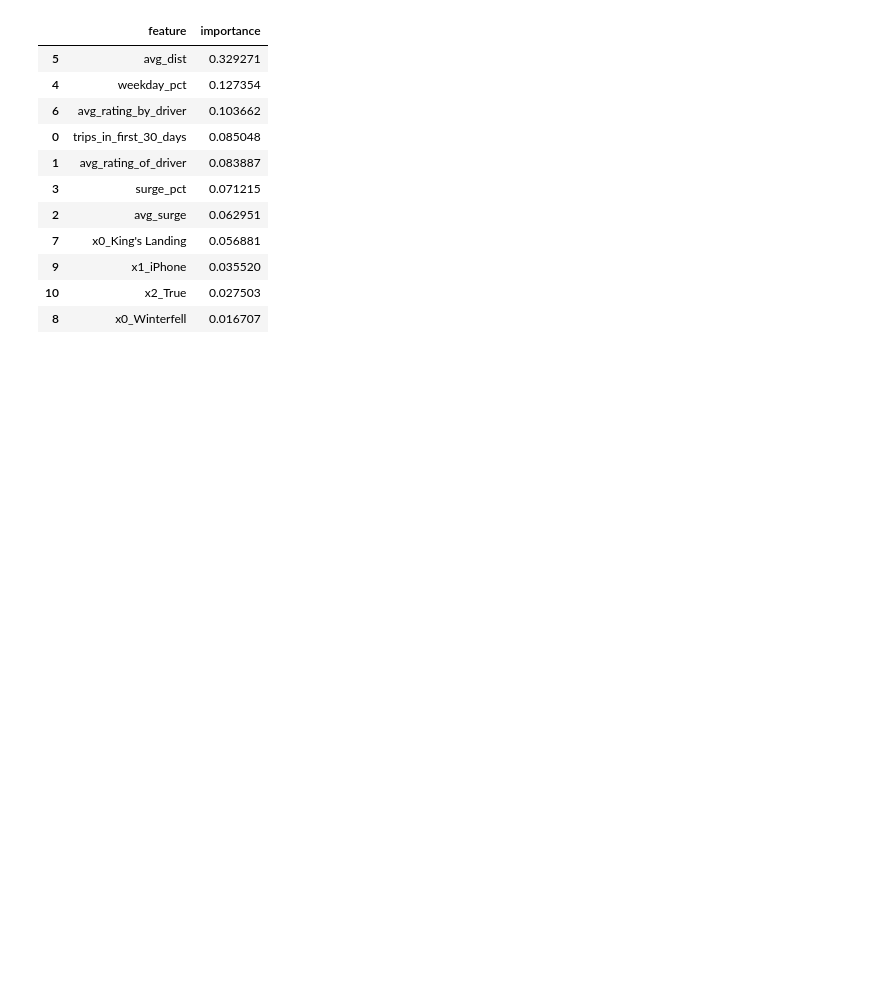
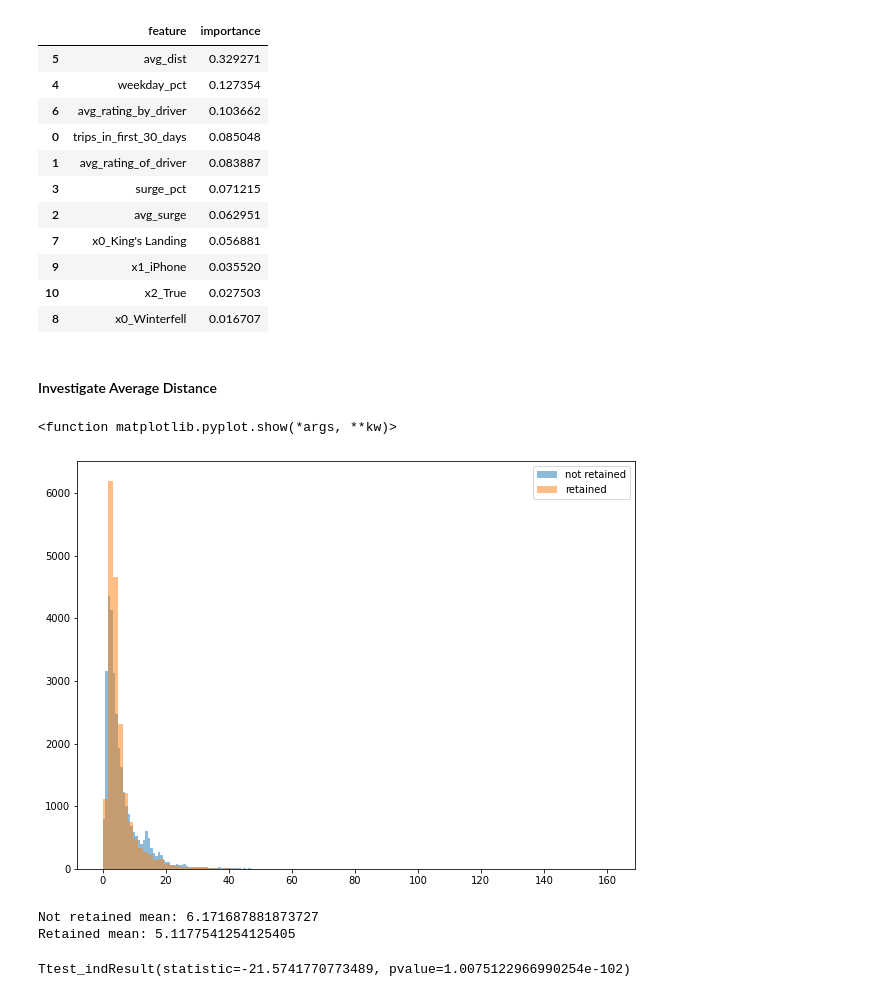
Before and after one commit to ChadDelany/challenge_ultimate, a Jupyter notebook: challenge_ultimate.ipynb, the cells around one changed output. Drawn from its saved outputs; the diff is of its cells as text; code cells hidden in the pictures; blank space fills up the shorter version.

```diff
--- a/challenge_ultimate.ipynb
+++ b/challenge_ultimate.ipynb
@@ -565,3 +575,27 @@ feature_importance.sort_values(by='importance', ascending=False).head(20)
 | 9 | x1_iPhone | 0.035520 |
 | 10 | x2_True | 0.027503 |
 | 8 | x0_Winterfell | 0.016707 |
+# %% [markdown]
+#### Investigate Average Distance
+# %%
+# Investigate Average Distance
+retained = mod_ultimate.loc[mod_ultimate.retained == 1]["avg_dist"]
+not_retained = mod_ultimate.loc[mod_ultimate.retained == 0]["avg_dist"]
+
+# Plot retained and not retained
+plt.hist(not_retained, bins = 100, alpha=0.5, label="not retained")
+plt.hist(retained, bins = 100, alpha=0.5, label="retained")
+plt.legend()
+plt.show
+# %% [output]
+<function matplotlib.pyplot.show(*args, **kw)>
+[figure, added]
+# %%
+# Look at retained / not retained stats
+print("Not retained mean: {}".format(not_retained.mean()))
+print("Retained mean: {}".format(retained.mean()))
+ttest_ind(retained, not_retained, equal_var=False)
+# %% [output]
+Not retained mean: 6.171687881873727
+Retained mean: 5.1177541254125405
+Ttest_indResult(statistic=-21.5741770773489, pvalue=1.0075122966990254e-102)
```
Also changed, not shown: parts of 13 cells of this notebook.
